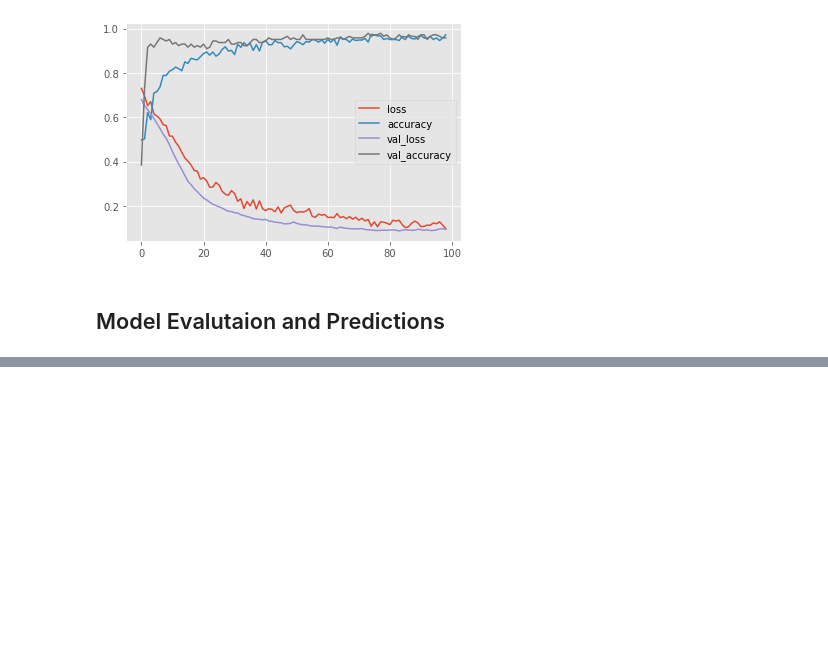
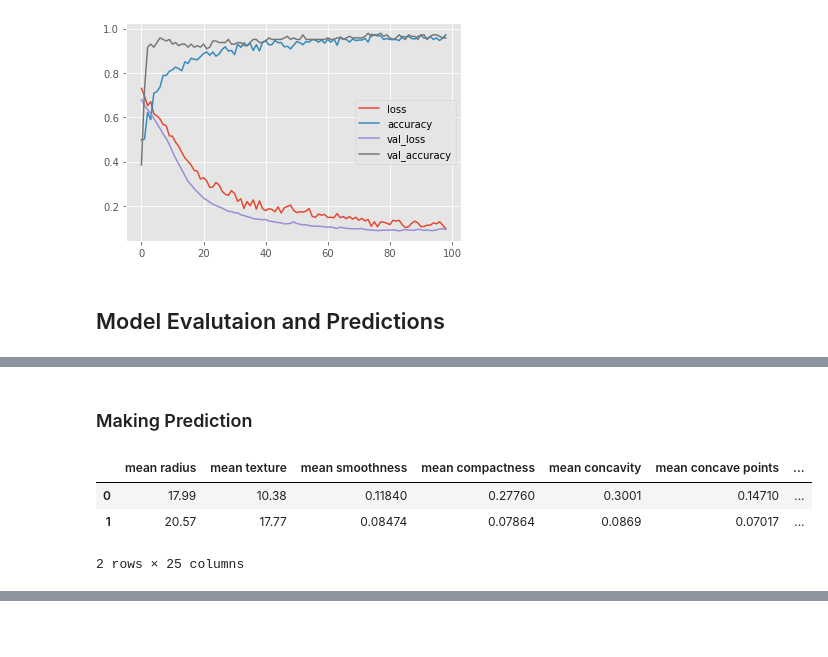
Before and after one commit to smeteo/Data_Science_and_Machine_Learning, a Jupyter notebook: 6. Deep Learning/DL_Class_Cancer/DL_Cancer_Class.ipynb, the cells around one changed output, grey strips where cells are left out. Cells and saved outputs as stored; diff of their text form; code cells hidden in the pictures; blank space fills up the shorter version.

```diff
--- a/6. Deep Learning/DL_Class_Cancer/DL_Cancer_Class.ipynb
+++ b/6. Deep Learning/DL_Class_Cancer/DL_Cancer_Class.ipynb
@@ -288,0 +289,9 @@ print(confusion_matrix(y_test, predictions))
+# %% [markdown]
+### Making Prediction
+# %%
+df.head(2)
+# %% [output]
+|  | mean radius | mean texture | mean smoothness | mean compactness | mean concavity | mean concave points | ... |
+| 0 | 17.99 | 10.38 | 0.11840 | 0.27760 | 0.3001 | 0.14710 | ... |
+| 1 | 20.57 | 17.77 | 0.08474 | 0.07864 | 0.0869 | 0.07017 | ... |
+2 rows × 25 columns
```
Also changed, not shown: parts of 6 cells of this notebook.
